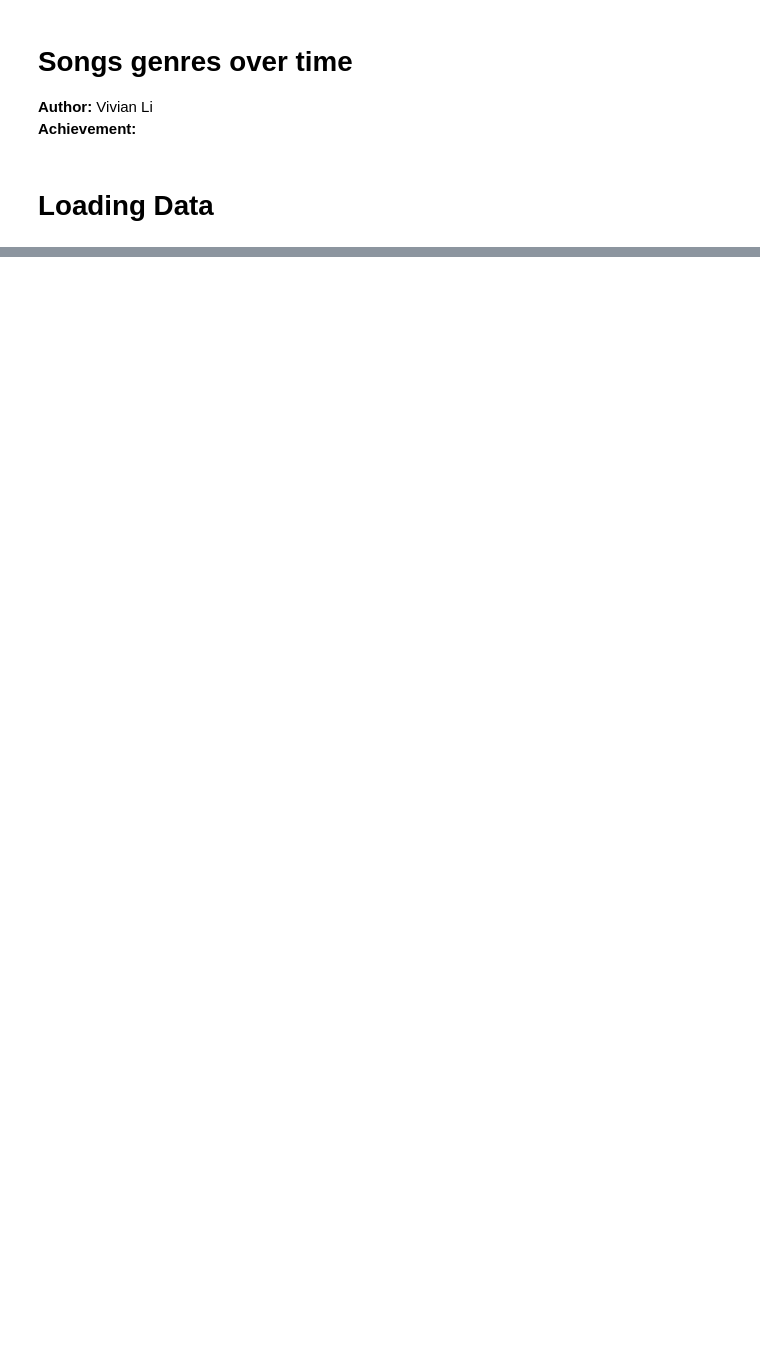
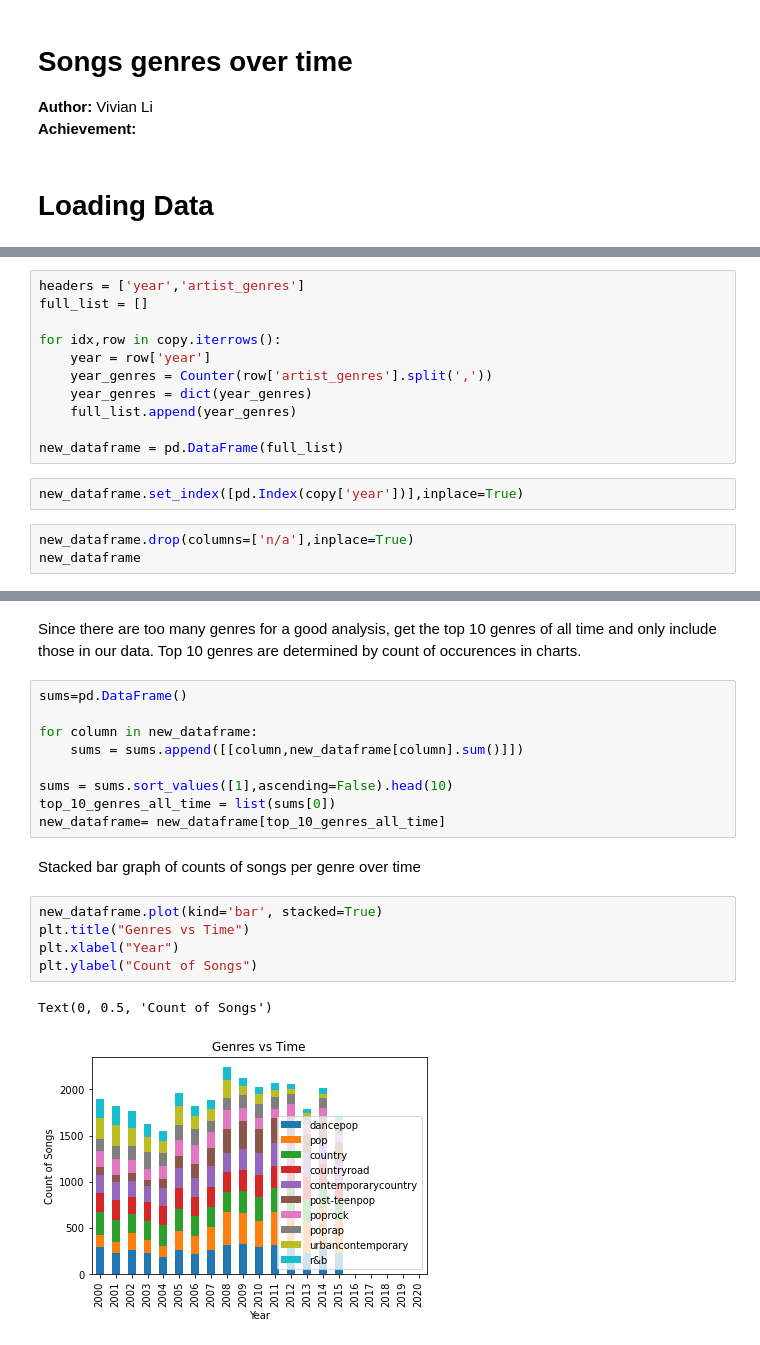
Before and after one commit to vivvvli/evolution-of-music, a Jupyter notebook: exploration/dominant_genres_over_time.ipynb, the cells around one changed output, grey strips where cells are left out. Saved outputs shown, nothing was run; the diff lists cells and outputs as text; blank space fills up the shorter version.

Commit message:
genres distribution

```diff
--- a/exploration/dominant_genres_over_time.ipynb
+++ b/exploration/dominant_genres_over_time.ipynb
@@ -84,0 +29,16 @@ for group in chunker(composite_table['id'].head(20), 5):
+# %%
+headers = ['year','artist_genres']
+full_list = []
+
+for idx,row in copy.iterrows():
+    year = row['year']
+    year_genres = Counter(row['artist_genres'].split(','))
+    year_genres = dict(year_genres)
+    full_list.append(year_genres)
+
+new_dataframe = pd.DataFrame(full_list)
+# %%
+new_dataframe.set_index([pd.Index(copy['year'])],inplace=True)
+# %%
+new_dataframe.drop(columns=['n/a'],inplace=True)
+new_dataframe
@@ -84,0 +65,21 @@ for group in chunker(composite_table['id'].head(20), 5):
+# %% [markdown]
+Since there are too many genres for a good analysis, get the top 10 genres of all time and only include those in our data. Top 10 genres are determined by count of occurences in charts.
+# %%
+sums=pd.DataFrame()
+
+for column in new_dataframe:
+    sums = sums.append([[column,new_dataframe[column].sum()]])
+
+sums = sums.sort_values([1],ascending=False).head(10)
+top_10_genres_all_time = list(sums[0])
+new_dataframe= new_dataframe[top_10_genres_all_time]
+# %% [markdown]
+Stacked bar graph of counts of songs per genre over time
+# %%
+new_dataframe.plot(kind='bar', stacked=True)
+plt.title("Genres vs Time")
+plt.xlabel("Year")
+plt.ylabel("Count of Songs")
+# %% [output]
+Text(0, 0.5, 'Count of Songs')
+[figure, added]
```
Also changed, not shown: parts of 12 cells of this notebook, 3 other files.
